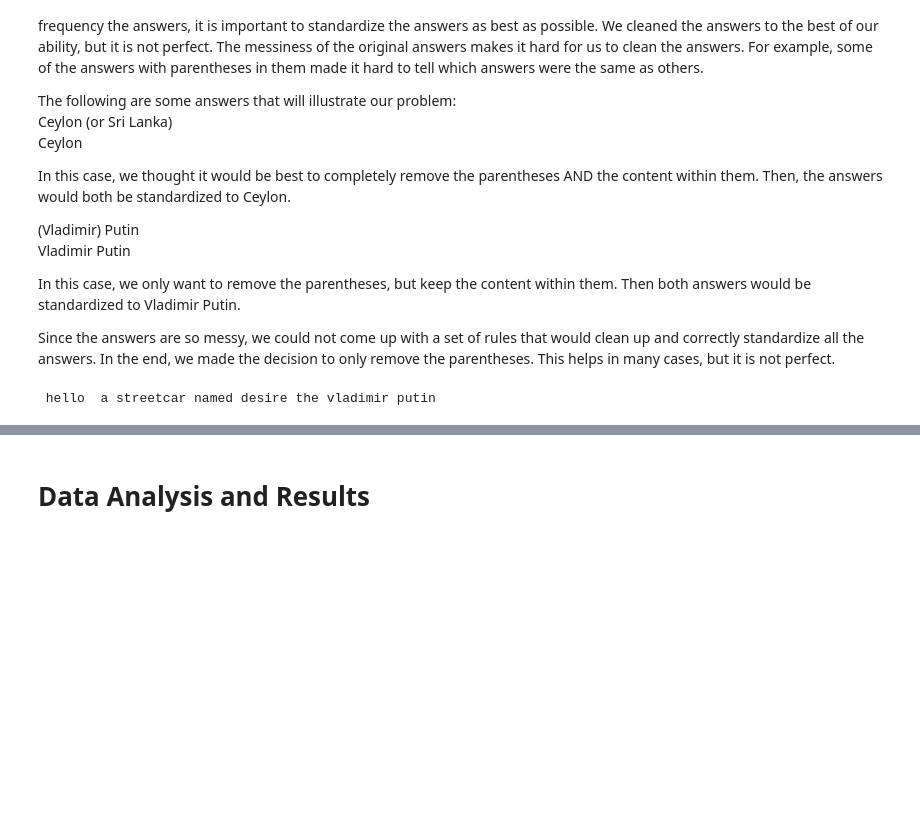
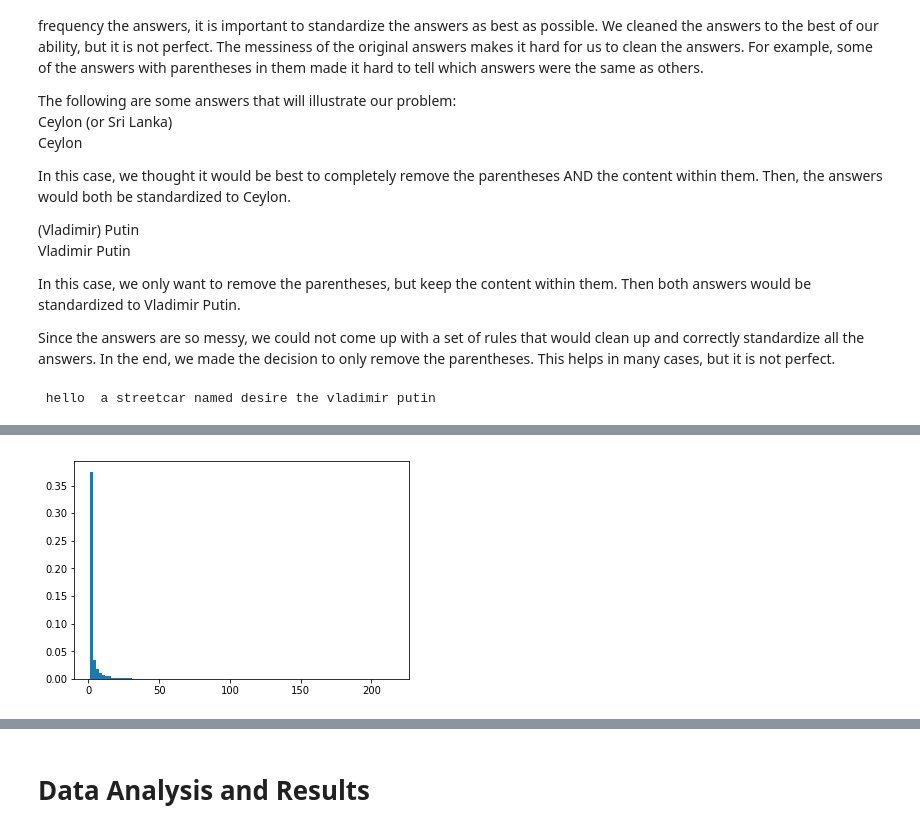
Before and after one commit to brn016/Projects, a Jupyter notebook: Jeopardy Project.ipynb, the cells around one changed output, grey strips where cells are left out. Drawn from its saved outputs; the diff is of its cells as text; code cells hidden in the pictures; blank space fills up the shorter version.

```diff
--- a/Jeopardy Project.ipynb
+++ b/Jeopardy Project.ipynb
@@ -127,0 +142,7 @@ In order to put our hypothesis to the test, we want to find out which categories
+# %%
+allAnswerCounts = dfClean['answer'].value_counts()
+fig2 = plt.gcf()
+plt.hist(allAnswerCounts, normed=True, bins=100)
+plt.show()
+# %% [output]
+[figure, added]
```
Also changed, not shown: parts of 15 cells of this notebook.
